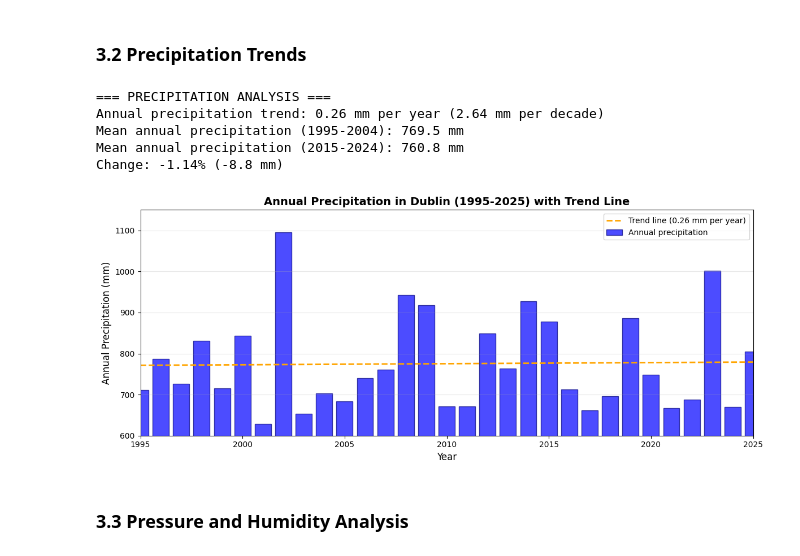
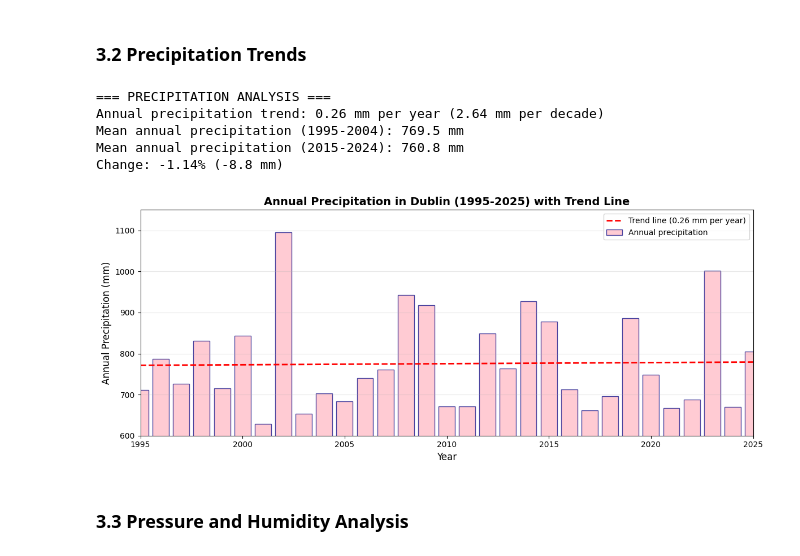
Before and after one commit to tanyasanjuan/pfda-project, a Jupyter notebook: wind.ipynb, the cells around one changed output. Saved outputs shown, nothing was run; the diff lists cells and outputs as text; code cells hidden in the pictures.

```diff
--- a/wind.ipynb
+++ b/wind.ipynb
@@ -419,36 +419,36 @@ rain_trend_line = rain_line * rain_years + rain_intercept
 
 rain_decade1 = df.loc['1995-01-01':'2004-12-31']['precipitation'].sum() / 10
 rain_decade3 = df.loc['2015-01-01':'2024-12-31']['precipitation'].sum() / 10
 
 print("=== PRECIPITATION ANALYSIS ===")
 print(f"Annual precipitation trend: {rain_trend:.2f} mm per year ({rain_trend_decade:.2f} mm per decade)")
 print(f"Mean annual precipitation (1995-2004): {rain_decade1:.1f} mm")
 print(f"Mean annual precipitation (2015-2024): {rain_decade3:.1f} mm")
 print(f"Change: {((rain_decade3 - rain_decade1) / rain_decade1 * 100):.2f}% ({rain_decade3 - rain_decade1:.1f} mm)")
 
 # Plot precipitation trend
 plt.figure(figsize=(12, 5))
 rain_years = rain_yearly.index.year
-plt.bar(rain_years, rain_yearly.values, alpha=0.7, color='blue', edgecolor='navy', label='Annual precipitation')
-plt.plot(rain_years, rain_trend_line, '--', label=f'Trend line ({rain_trend:.2f} mm per year)', linewidth=2, color='orange')
+plt.bar(rain_years, rain_yearly.values, alpha=0.7, color='lightpink', edgecolor='navy', label='Annual precipitation')
+plt.plot(rain_years, rain_trend_line, '--', label=f'Trend line ({rain_trend:.2f} mm per year)', linewidth=2, color='red')
 mean_rain = rain_yearly.mean()
 plt.xlabel("Year", fontsize=12)
 plt.ylabel("Annual Precipitation (mm)", fontsize=12)
 plt.title("Annual Precipitation in Dublin (1995-2025) with Trend Line", fontsize=14, fontweight='bold')
 plt.legend(fontsize=10)
 plt.grid(True, axis='y', alpha=0.3)
 plt.xlim(left=rain_years.min(), right=rain_years.max())
 plt.ylim(bottom=600)
 
 plt.tight_layout()
 plt.show()
 # %% [output]
 === PRECIPITATION ANALYSIS ===
 Annual precipitation trend: 0.26 mm per year (2.64 mm per decade)
 Mean annual precipitation (1995-2004): 769.5 mm
 Mean annual precipitation (2015-2024): 760.8 mm
 Change: -1.14% (-8.8 mm)
-[figure, old version]
+[figure, new version]
 # %% [markdown]
 ### 3.3 Pressure and Humidity Analysis
 # %%
```
Also changed, not shown: parts of 3 cells of this notebook.
